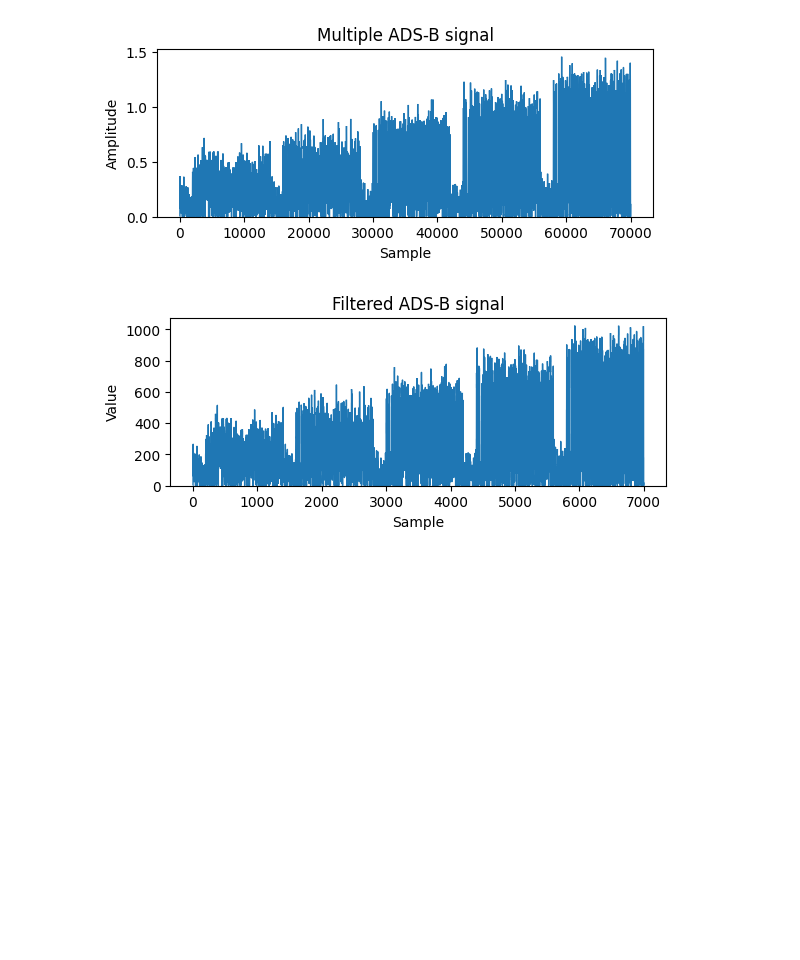
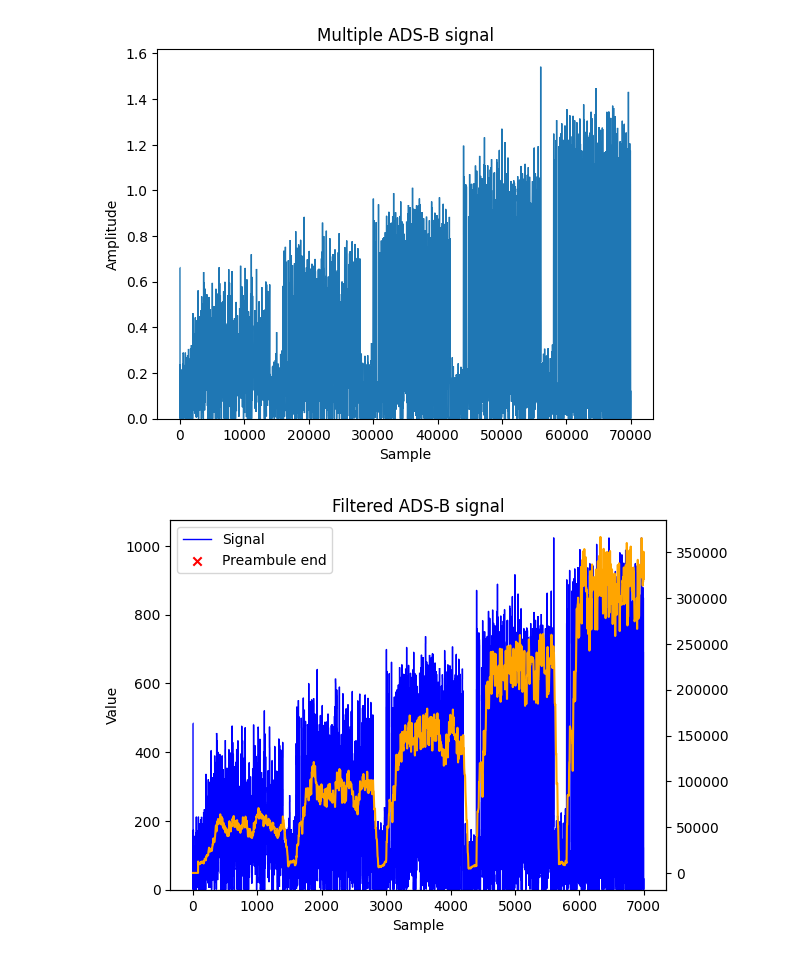
Before and after one commit to simonuks221/ADS-B_Track, a Jupyter notebook: Matlab/Preambules_analysis.ipynb, the cells around one changed output. Drawn from its saved outputs; the diff is of its cells as text; code cells hidden in the pictures; blank space fills up the shorter version.

```diff
--- a/Matlab/Preambules_analysis.ipynb
+++ b/Matlab/Preambules_analysis.ipynb
@@ -59,23 +59,31 @@ Full bytes with CRC:
 # %%
 for preambule in preambule_list:
     curr_preambule_corr = preambule.get_correlation(digitized_signal)
+    curr_energy = get_signal_energy(digitized_signal, len(preambule.get_coefficients()))
     normalize_signal(curr_preambule_corr)
     max_idx = np.argmax(curr_preambule_corr)
+    # Preambule plot
     plt.stairs(preambule.get_coefficients(), baseline=None)
     plt.xlabel('Sample')
     plt.ylabel('Bit')
     plt.title(preambule.get_name() + " preambule")
     plt.show()
-
-    plt.stairs(curr_preambule_corr, label="Correlation", baseline=None)
-    plt.xlabel('Sample')
-    plt.ylabel('Bit')
-    plt.title(preambule.get_name() + " preambule correlation")
-    plt.scatter(signal_start_pause_length + preambule.get_expected_maximum(),
+    # Correlation and energy plot
+    fig, ax1 = plt.subplots()
+    plot1 = ax1.stairs(curr_preambule_corr, label="Correlation", baseline=None)
+    ax1.set_xlabel('Sample')
+    ax1.set_ylabel('Bit')
+    plot2 = ax1.scatter(signal_start_pause_length + preambule.get_expected_maximum(),
                 curr_preambule_corr[signal_start_pause_length + preambule.get_expected_maximum()],
                 marker='x', color='red', label="Preambule end")
-    plt.scatter(max_idx, curr_preambule_corr[max_idx], marker='x', color='green', label="Maximum")
-    plt.legend()
+    plot3 = ax1.scatter(max_idx, curr_preambule_corr[max_idx], marker='x', color='green', label="Maximum")
+    ax2 = ax1.twinx()
+    plot4, = ax2.plot(curr_energy, color='orange', label="Energy")
+    plt.title(preambule.get_name() + " preambule correlation")
+
+    plots = [plot1, plot2, plot3, plot4]
+    plots_labels = [plot.get_label() for plot in plots]
+    ax1.legend(plots, plots_labels)
     plt.show()
 # %% [output]
 [figure]
@@ -106,42 +114,47 @@ for i in range(signal_amount):
 
 one_signal_length = int(get_last_generated_signal_length()/t_prescaler)
 
-plt.subplot(2, 1, 1)
 plt.stairs(full_multiple_signal, baseline=None)
 plt.xlabel('Sample')
 plt.ylabel('Amplitude')
 plt.title('Multiple ADS-B signal')
 plt.show()
 
-full_multiple_signal_digitized, digitized_t = digitize_signal(full_multiple_signal, fd*t_prescaler, fd, 1.4, 2**10)
+full_multiple_signal_digitized, digitized_t = digitize_signal(full_multiple_signal, 100E6, 10E6, 1.4, 2**10)
+full_multiple_signal_digitized_energy = get_signal_energy(full_multiple_signal_digitized, len(preambule_list[Preambule.ExtendedNegative.value].get_coefficients()))
 
-plt.subplot(2, 1, 2)
-plt.stairs(full_multiple_signal_digitized, baseline=None)
-plt.xlabel('Sample')
-plt.ylabel('Value')
+fig, ax1 = plt.subplots()
+plot1 = ax1.stairs(full_multiple_signal_digitized, baseline=None, color="blue", label="Signal")
+ax2 = ax1.twinx()
+plo2 = ax2.plot(full_multiple_signal_digitized_energy, color="orange", label="Energy")
+ax1.set_xlabel('Sample')
+ax1.set_ylabel('Value')
 plt.title('Filtered ADS-B signal')
+plots = [plot1, plot2]
+plots_labels = [plot.get_label() for plot in plots]
+plt.legend(plots, plots_labels)
 plt.show()
 
 for preambule in preambule_list:
     curr_preambule_corr = preambule.get_correlation(full_multiple_signal_digitized)
     max_idxs = np.zeros(signal_amount)
     max_values = np.zeros(signal_amount)
     preambule_ends = np.zeros(signal_amount)
     preambule_ends_values = np.zeros(signal_amount)
     for i in range(signal_amount):
         max_idxs[i] = np.argmax(curr_preambule_corr[i*one_signal_length : i*one_signal_length + one_signal_length]) + i * one_signal_length
         max_values[i] = curr_preambule_corr[int(max_idxs[i])]
         preambule_ends[i] = multiple_signal_gaps + preambule.get_expected_maximum() + i * one_signal_length
         preambule_ends_values[i] = curr_preambule_corr[int(preambule_ends[i])]
     plt.stairs(curr_preambule_corr, label="Correlation", baseline=None)
     plt.xlabel('Sample')
     plt.ylabel('Bit')
     plt.title(preambule.get_name() + " preambule correlation")
     plt.scatter(preambule_ends, preambule_ends_values,
                 marker='x', color='red', label="Preambule end")
     plt.scatter(max_idxs, max_values, marker='x', color='green', label="Maximum")
     plt.legend()
     plt.show()
 # %% [output]
-[figure, old version]
+[figure, new version]
-[figure, old version]
+[figure, new version]
```
Also changed, not shown: parts of 3 cells of this notebook, 4 other files.
